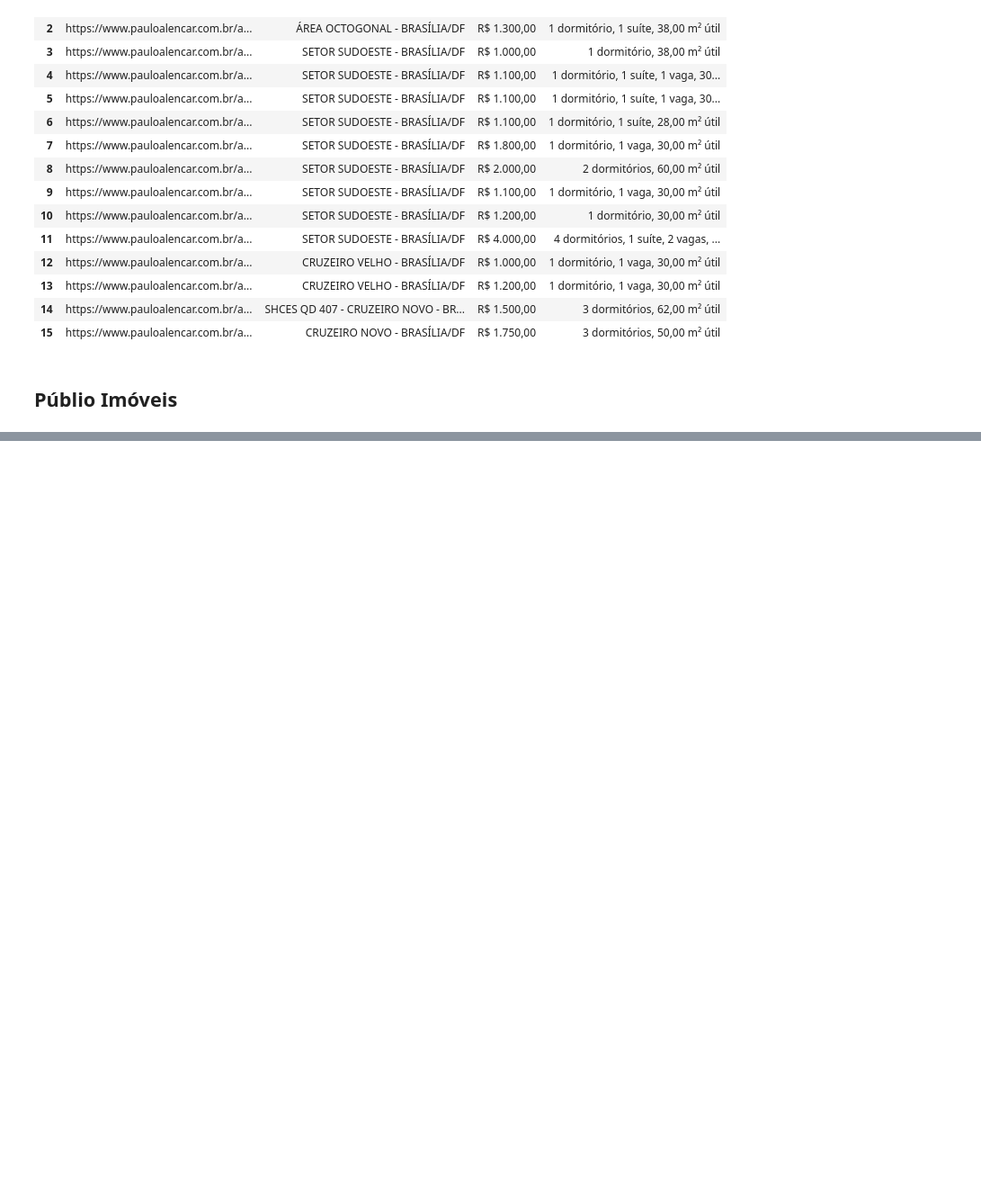
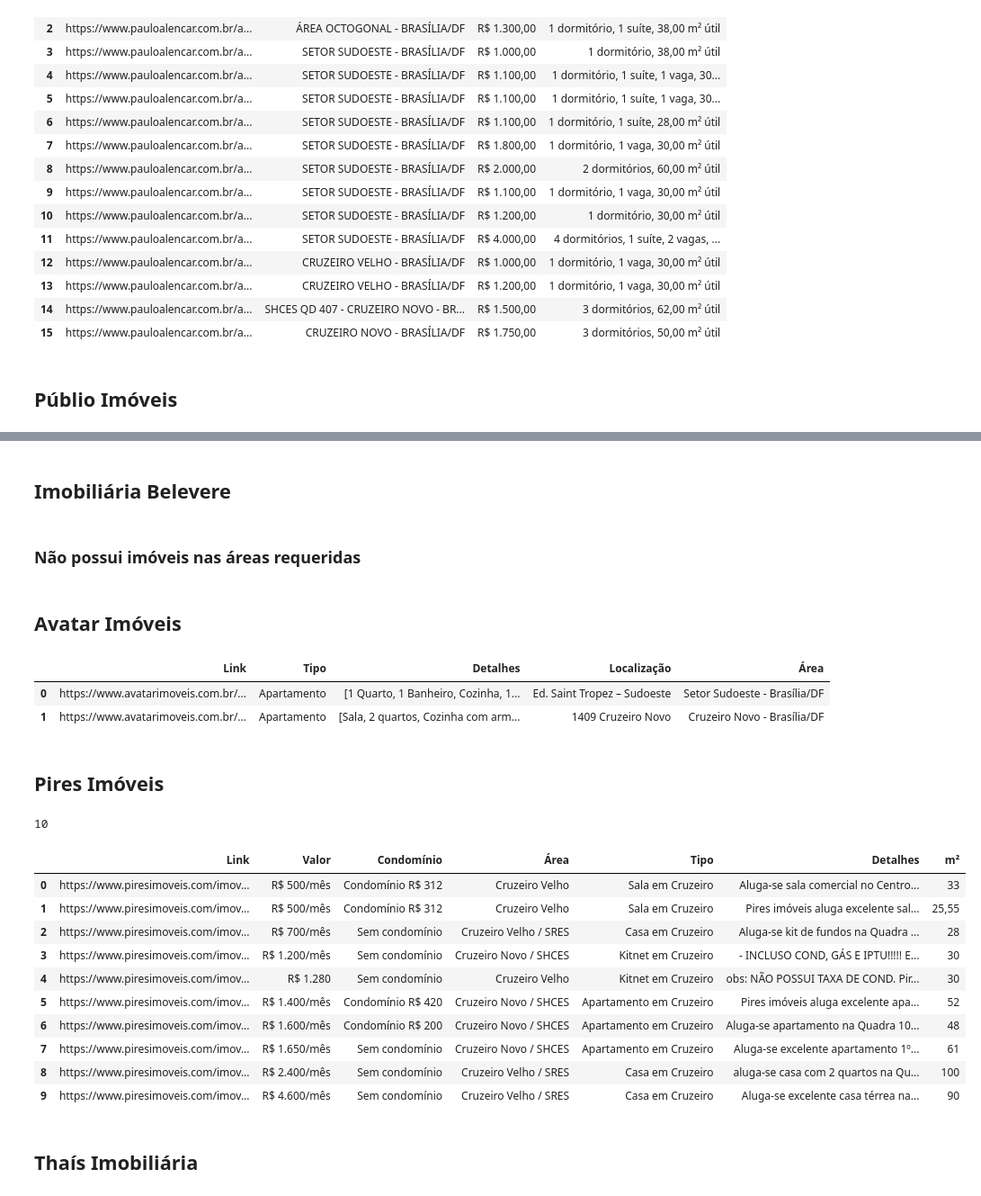
Before and after one commit to pedro-cella/Automacao_Imobiliaria, a Jupyter notebook: Busca_Imoveis.ipynb, the cells around one changed output, grey strips where cells are left out. Shown at 90% size. Drawn from its saved outputs; the diff is of its cells as text; code cells hidden in the pictures; blank space fills up the shorter version.

```diff
--- a/Busca_Imoveis.ipynb
+++ b/Busca_Imoveis.ipynb
@@ -247,0 +272,16 @@ df_Paulo_Alencar.to_excel('imoveis_paulo_alencar.xlsx', index=False)
+# %% [markdown]
+## Imobiliária Belevere
+# %% [markdown]
+### Não possui imóveis nas áreas requeridas
+# %% [markdown]
+## Avatar Imóveis
+# %%
+imovel1 = {"Link": 'https://www.avatarimoveis.com.br/imovel/apartamento-mobiliado-no-ed-saint-tropez-sudoeste/', "Tipo": 'Apartamento', "Detalhes": ['1 Quarto', '1 Banheiro', 'Cozinha', '1 Vaga', 'R$206,62 com desconto de pontualidade, Consumo de água e luz individualizados', '27 m²'], "Localização": 'Ed. Saint Tropez – Sudoeste', "Área": 'Setor Sudoeste - Brasília/DF'}
+imovel2 = {"Link": 'https://www.avatarimoveis.com.br/imovel/apt-na-1409-1o-andar-02-quartos-cruzeiro-novo/', "Tipo": 'Apartamento', "Detalhes": ['Sala', '2 quartos', 'Cozinha com armários','Banheiro', 'Área de Serviço', '53 m²'], "Localização": '1409 Cruzeiro Novo', "Área": 'Cruzeiro Novo - Brasília/DF'}
+lista_imoveis_belevere = [imovel1, imovel2]
+df_Belevere = pd.DataFrame(lista_imoveis_belevere)
+df_Belevere
+# %% [output]
+|  | Link | Tipo | Detalhes | Localização | Área |
+| 0 | https://www.avatarimoveis.com.br/... | Apartamento | [1 Quarto, 1 Banheiro, Cozinha, 1... | Ed. Saint Tropez – Sudoeste | Setor Sudoeste - Brasília/DF |
+| 1 | https://www.avatarimoveis.com.br/... | Apartamento | [Sala, 2 quartos, Cozinha com arm... | 1409 Cruzeiro Novo | Cruzeiro Novo - Brasília/DF |
@@ -247,0 +290,58 @@ df_Paulo_Alencar.to_excel('imoveis_paulo_alencar.xlsx', index=False)
+# %% [markdown]
+## Pires Imóveis
+# %%
+navegador = webdriver.Chrome()
+navegador.get('https://www.piresimoveis.com/imoveis/para-alugar/cruzeiro')
+
+lista_imoveis = {}
+pires_imoveis = []
+
+imoveis = navegador.find_element(By.CSS_SELECTOR, '.row.listing-component-results')
+card_imoveis = imoveis.find_elements(By.CSS_SELECTOR, '.col-sm-12.col-lg-6.box-align')
+for imovel in card_imoveis:
+    link = imovel.find_element(By.TAG_NAME, 'a').get_attribute('href')
+    lista_imoveis['Link'] = link
+    card = imovel.find_element(By.CLASS_NAME, 'card-carousel')
+    valor = card.find_element(By.CLASS_NAME, 'info-left')
+    valor_mes = valor.find_element(By.TAG_NAME, 'p').text
+    valor_condominio_mes = 0
+    try:
+        valor_condominio = card.find_element(By.CSS_SELECTOR, '.info-right.text-xs-right')
+        valor_condominio_mes = valor_condominio.find_element(By.TAG_NAME, 'span').text
+    except:
+        valor_condominio_mes = 0
+    if valor_condominio_mes == 0:
+        lista_imoveis['Valor'] = valor_mes
+        lista_imoveis['Condomínio'] = "Sem condomínio"
+    else:
+        lista_imoveis['Valor'] = valor_mes
+        lista_imoveis['Condomínio'] = valor_condominio_mes
+    dados = imovel.find_element(By.CSS_SELECTOR, '.card-block.text-xs-center.exclusive-tag-space')
+    area = dados.find_element(By.CLASS_NAME, 'card-title').text
+    lista_imoveis['Área'] = area
+    tipo = dados.find_element(By.CLASS_NAME, 'card-text').text
+    lista_imoveis['Tipo'] = tipo
+    detalhes = dados.find_element(By.CSS_SELECTOR, '.description.hidden-sm-down').text
+    lista_imoveis['Detalhes'] = detalhes
+    valores = dados.find_elements(By.CLASS_NAME, 'value')
+    metro_quadrado = valores[-1].find_element(By.TAG_NAME, 'span').text
+    lista_imoveis['m²'] = metro_quadrado
+    pires_imoveis.append(lista_imoveis.copy())
+print(pires_imoveis)
+# %% [output]
+10
+# %%
+df_Pires_Imoveis = pd.DataFrame(pires_imoveis)
+df_Pires_Imoveis
+# %% [output]
+|  | Link | Valor | Condomínio | Área | Tipo | Detalhes | m² |
+| 0 | https://www.piresimoveis.com/imov... | R$ 500/mês | Condomínio R$ 312 | Cruzeiro Velho | Sala em Cruzeiro | Aluga-se sala comercial no Centro... | 33 |
+| 1 | https://www.piresimoveis.com/imov... | R$ 500/mês | Condomínio R$ 312 | Cruzeiro Velho | Sala em Cruzeiro | Pires imóveis aluga excelente sal... | 25,55 |
+| 2 | https://www.piresimoveis.com/imov... | R$ 700/mês | Sem condomínio | Cruzeiro Velho / SRES | Casa em Cruzeiro | Aluga-se kit de fundos na Quadra ... | 28 |
+| 3 | https://www.piresimoveis.com/imov... | R$ 1.200/mês | Sem condomínio | Cruzeiro Novo / SHCES | Kitnet em Cruzeiro | - INCLUSO COND, GÁS E IPTU!!!!! E... | 30 |
+| 4 | https://www.piresimoveis.com/imov... | R$ 1.280 | Sem condomínio | Cruzeiro Velho | Kitnet em Cruzeiro | obs: NÃO POSSUI TAXA DE COND. Pir... | 30 |
+| 5 | https://www.piresimoveis.com/imov... | R$ 1.400/mês | Condomínio R$ 420 | Cruzeiro Novo / SHCES | Apartamento em Cruzeiro | Pires imóveis aluga excelente apa... | 52 |
+| 6 | https://www.piresimoveis.com/imov... | R$ 1.600/mês | Condomínio R$ 200 | Cruzeiro Novo / SHCES | Apartamento em Cruzeiro | Aluga-se apartamento na Quadra 10... | 48 |
+| 7 | https://www.piresimoveis.com/imov... | R$ 1.650/mês | Sem condomínio | Cruzeiro Novo / SHCES | Apartamento em Cruzeiro | Aluga-se excelente apartamento 1º... | 61 |
+| 8 | https://www.piresimoveis.com/imov... | R$ 2.400/mês | Sem condomínio | Cruzeiro Velho / SRES | Casa em Cruzeiro | aluga-se casa com 2 quartos na Qu... | 100 |
+| 9 | https://www.piresimoveis.com/imov... | R$ 4.600/mês | Sem condomínio | Cruzeiro Velho / SRES | Casa em Cruzeiro | Aluga-se excelente casa térrea na... | 90 |
@@ -247,0 +350,2 @@ df_Paulo_Alencar.to_excel('imoveis_paulo_alencar.xlsx', index=False)
+# %% [markdown]
+## Thaís Imobiliária
```
Also changed, not shown: parts of 5 cells of this notebook, 3 other files.
